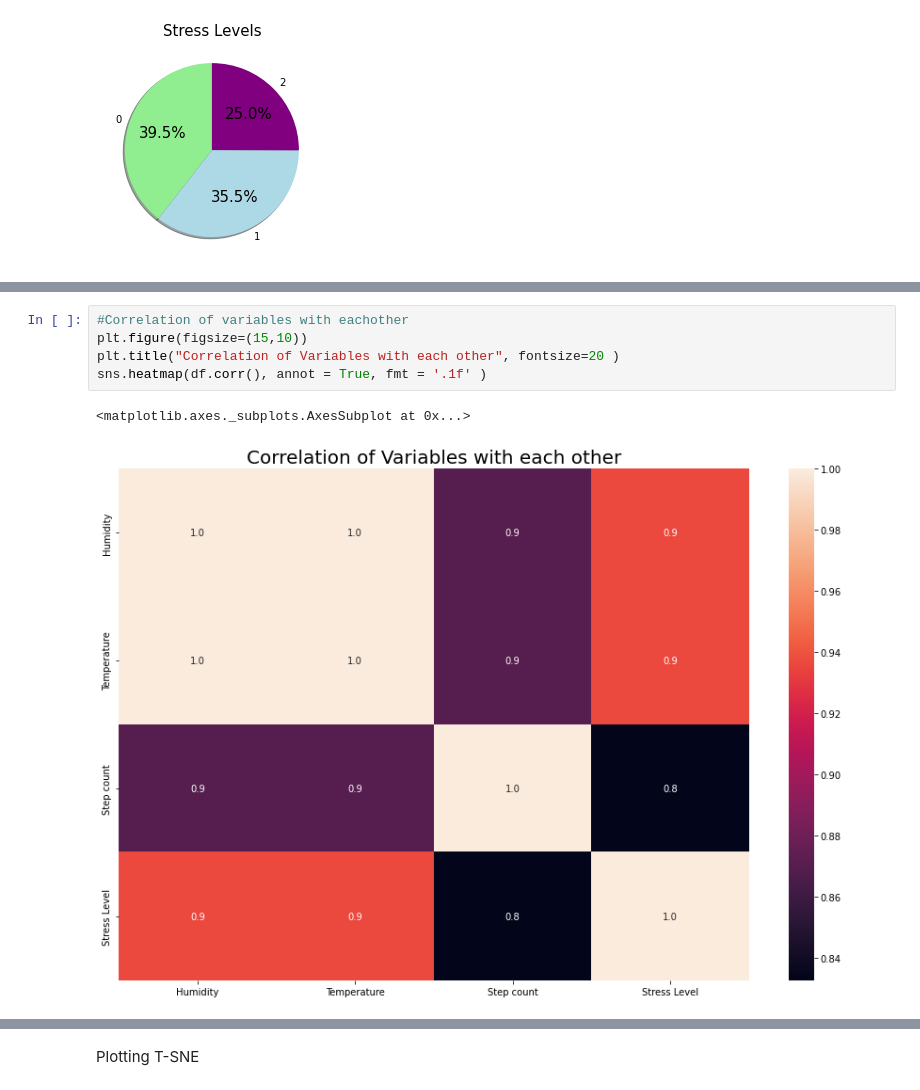
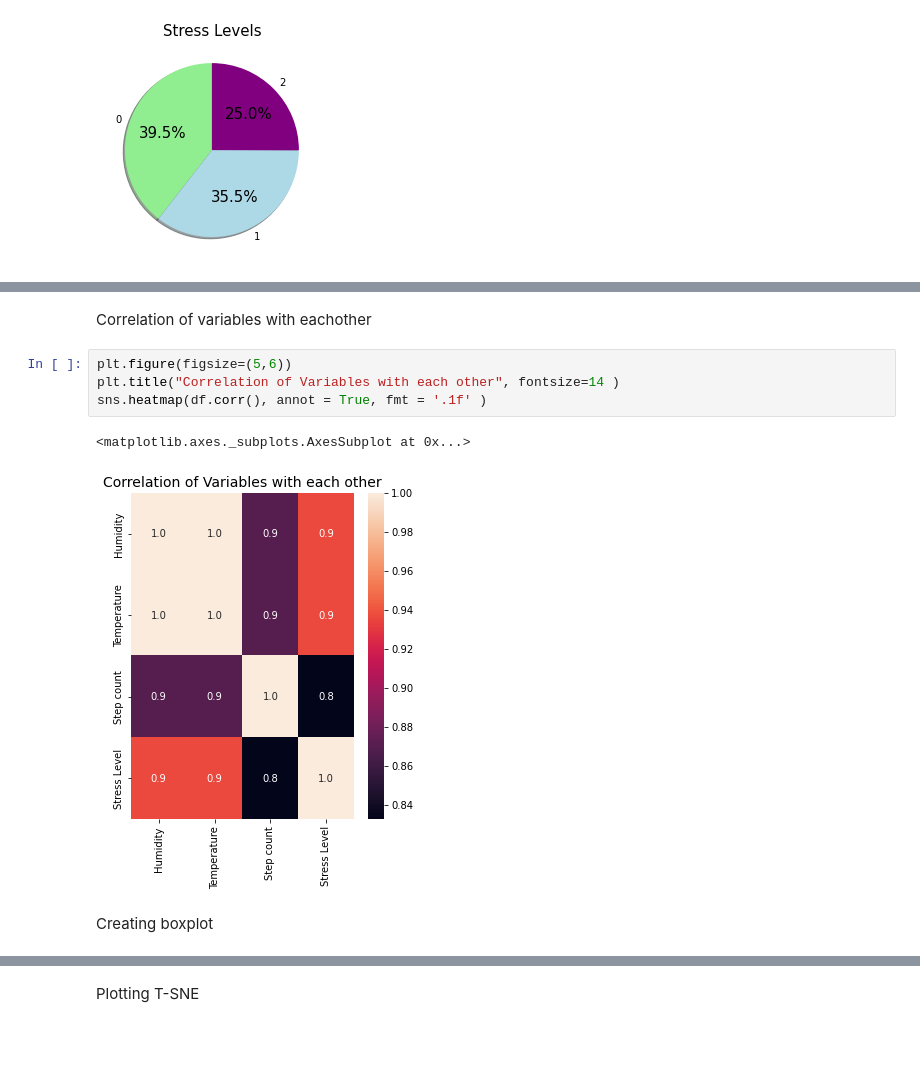
Before and after one commit to rahulprasadns/AIDI_AI_ALGO_FINAL_PROJECT, a Jupyter notebook: FinalProject_AIAlgo_StressLevel.ipynb, the cells around one changed output, grey strips where cells are left out. Saved outputs shown, nothing was run; the diff lists cells and outputs as text; blank space fills up the shorter version.

```diff
--- a/FinalProject_AIAlgo_StressLevel.ipynb
+++ b/FinalProject_AIAlgo_StressLevel.ipynb
@@ -164,9 +262,12 @@ plt.show()
+# %% [markdown]
+Correlation of variables with eachother
 # %%
-#Correlation of variables with eachother
-plt.figure(figsize=(15,10))
-plt.title("Correlation of Variables with each other", fontsize=20 )
+plt.figure(figsize=(5,6))
+plt.title("Correlation of Variables with each other", fontsize=14 )
 sns.heatmap(df.corr(), annot = True, fmt = '.1f' )
 # %% [output]
 <matplotlib.axes._subplots.AxesSubplot at 0x...>
-[figure, old version]
+[figure, new version]
+# %% [markdown]
+Creating boxplot
 # %%
```
Also changed, not shown: parts of 62 cells of this notebook.
